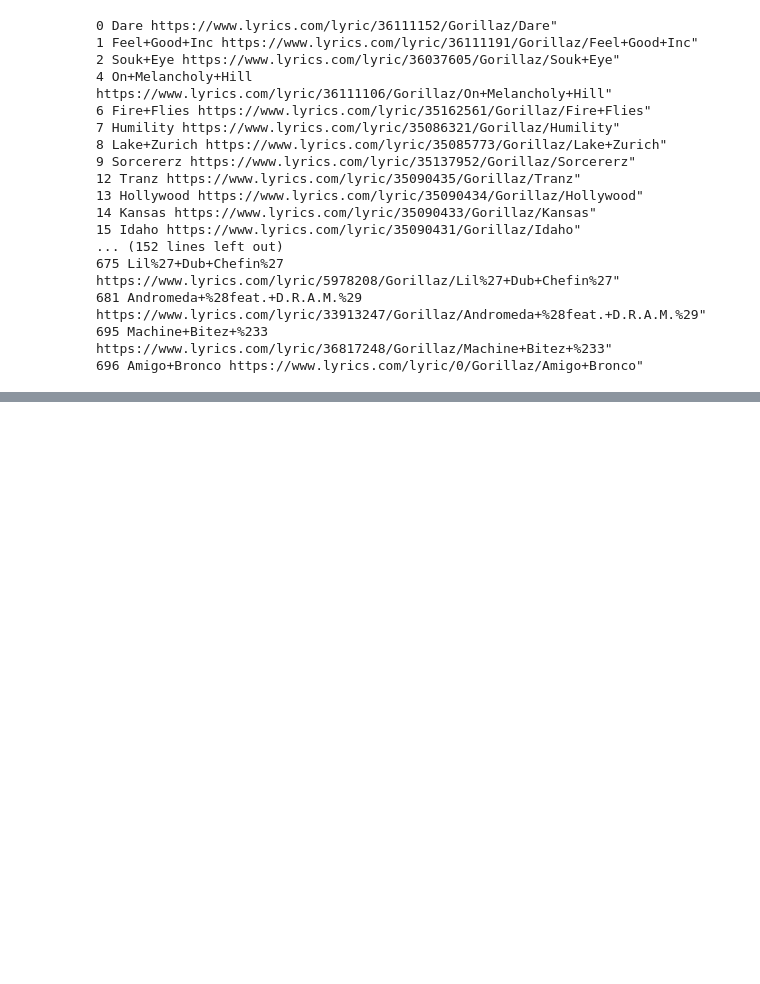
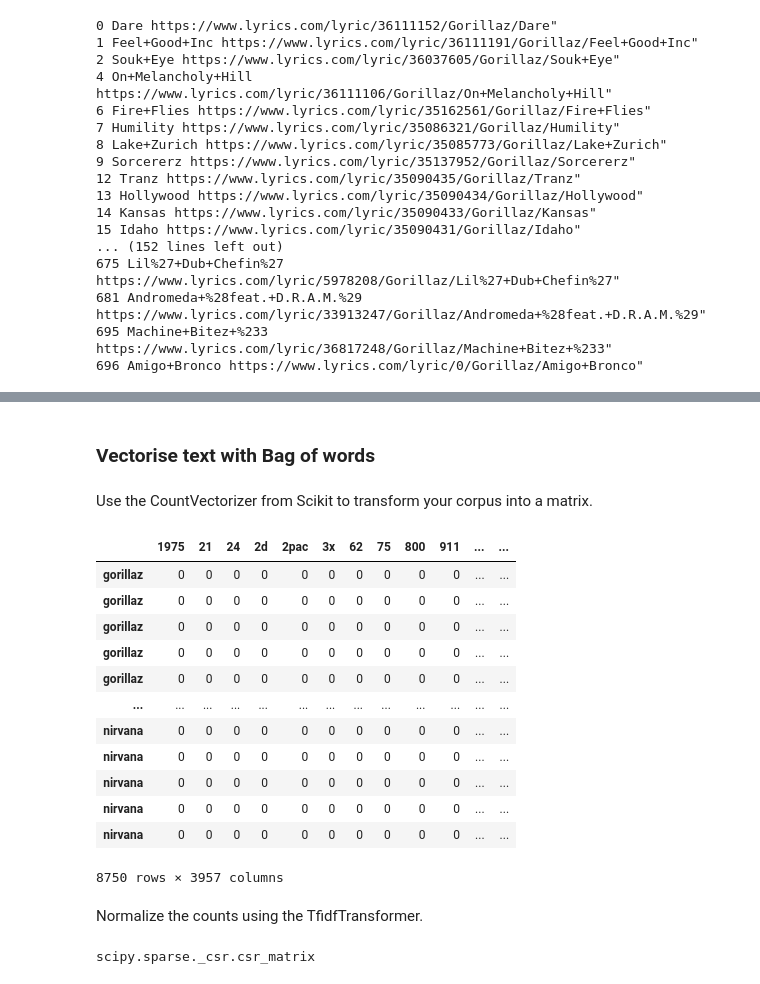
Before and after one commit to ElizavetaBugaeva/bootcamp_projects, a Jupyter notebook: week_04/Project_week04.ipynb, the cells around one changed output, grey strips where cells are left out. Drawn from its saved outputs; the diff is of its cells as text; code cells hidden in the pictures; blank space fills up the shorter version.

Commit message:
vectorized data and fir MB model

```diff
--- a/week_04/Project_week04.ipynb
+++ b/week_04/Project_week04.ipynb
@@ -225,0 +276,2 @@ nirvana_all_lines
+# %%
+LABELS = ['gorillaz'] * len(CORPUS_GORILLAZ) + ['nirvana']* len(CORPUS_NIRVANA)
@@ -225,0 +302,40 @@ nirvana_all_lines
+# %% [markdown]
+### Vectorise text with Bag of words
+# %% [markdown]
+Use the CountVectorizer from Scikit to transform your corpus into a matrix.
+# %%
+from sklearn.feature_extraction.text import CountVectorizer
+
+count_vectorizer = CountVectorizer(
+    lowercase = True,
+    analyzer = 'word',
+    stop_words = 'english',
+    token_pattern = r"(?u)\b\w\w+\b",
+    ngram_range = (1, 1)
+)
+# %%
+vec = count_vectorizer.fit_transform(CORPUS)
+# %%
+count_matrix_skl = pd.DataFrame(
+    vec.todense(),
+     columns=count_vectorizer.get_feature_names(),
+    index=LABELS
+)
+# %%
+count_matrix_skl
+# %% [output]
+|  | 1975 | 21 | 24 | 2d | 2pac | 3x | 62 | 75 | 800 | 911 | ... | ... |
+| gorillaz | 0 | 0 | 0 | 0 | 0 | 0 | 0 | 0 | 0 | 0 | ... | ... |
+| gorillaz | 0 | 0 | 0 | 0 | 0 | 0 | 0 | 0 | 0 | 0 | ... | ... |
+| gorillaz | 0 | 0 | 0 | 0 | 0 | 0 | 0 | 0 | 0 | 0 | ... | ... |
+| gorillaz | 0 | 0 | 0 | 0 | 0 | 0 | 0 | 0 | 0 | 0 | ... | ... |
+| gorillaz | 0 | 0 | 0 | 0 | 0 | 0 | 0 | 0 | 0 | 0 | ... | ... |
+| ... | ... | ... | ... | ... | ... | ... | ... | ... | ... | ... | ... | ... |
+| nirvana | 0 | 0 | 0 | 0 | 0 | 0 | 0 | 0 | 0 | 0 | ... | ... |
+| nirvana | 0 | 0 | 0 | 0 | 0 | 0 | 0 | 0 | 0 | 0 | ... | ... |
+| nirvana | 0 | 0 | 0 | 0 | 0 | 0 | 0 | 0 | 0 | 0 | ... | ... |
+| nirvana | 0 | 0 | 0 | 0 | 0 | 0 | 0 | 0 | 0 | 0 | ... | ... |
+| nirvana | 0 | 0 | 0 | 0 | 0 | 0 | 0 | 0 | 0 | 0 | ... | ... |
+8750 rows × 3957 columns
+# %% [markdown]
+Normalize the counts using the TfidfTransformer.
@@ -225,0 +346,4 @@ nirvana_all_lines
+# %%
+type(vec2)
+# %% [output]
+scipy.sparse._csr.csr_matrix
```
Also changed, not shown: parts of 38 cells of this notebook.
